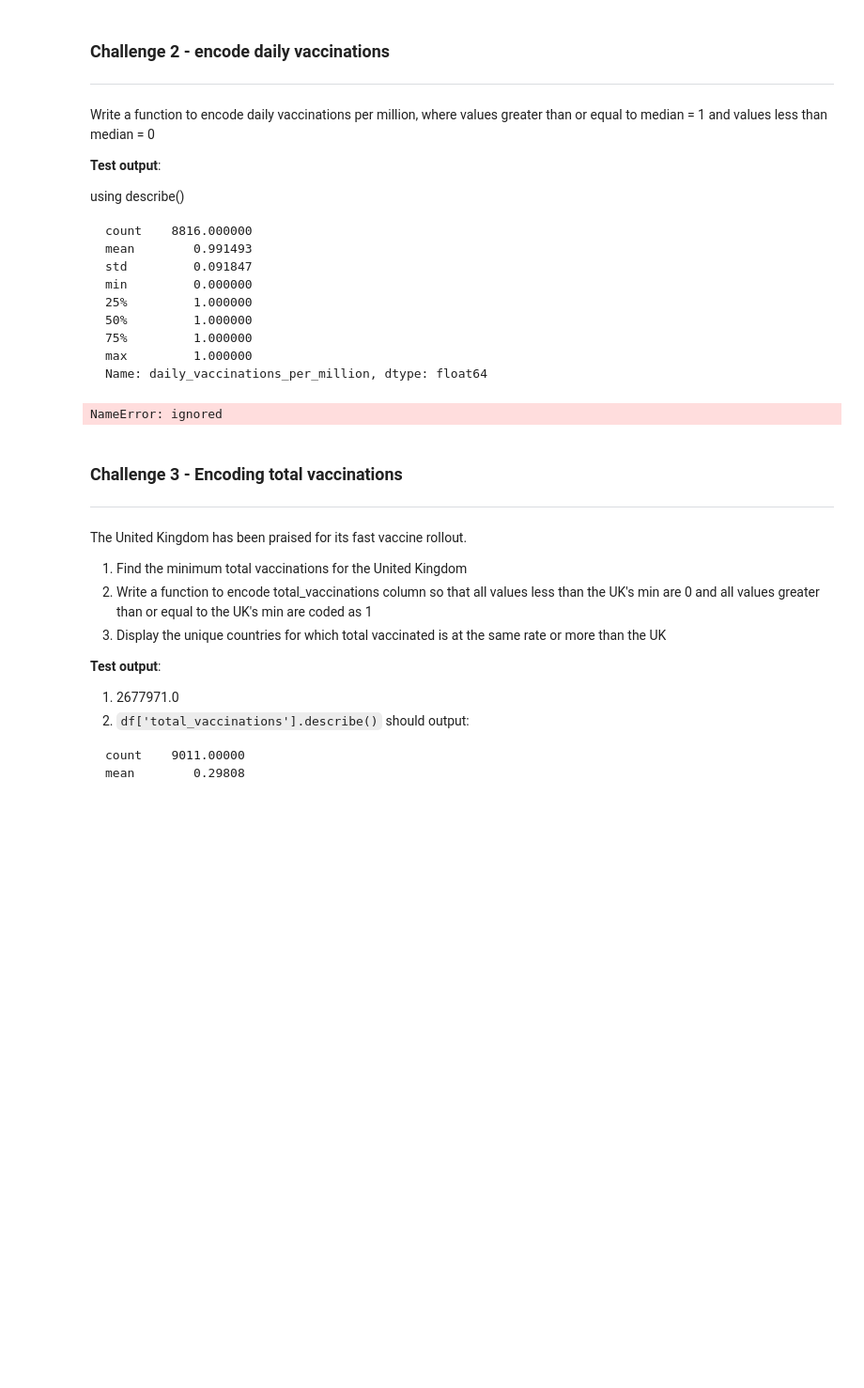
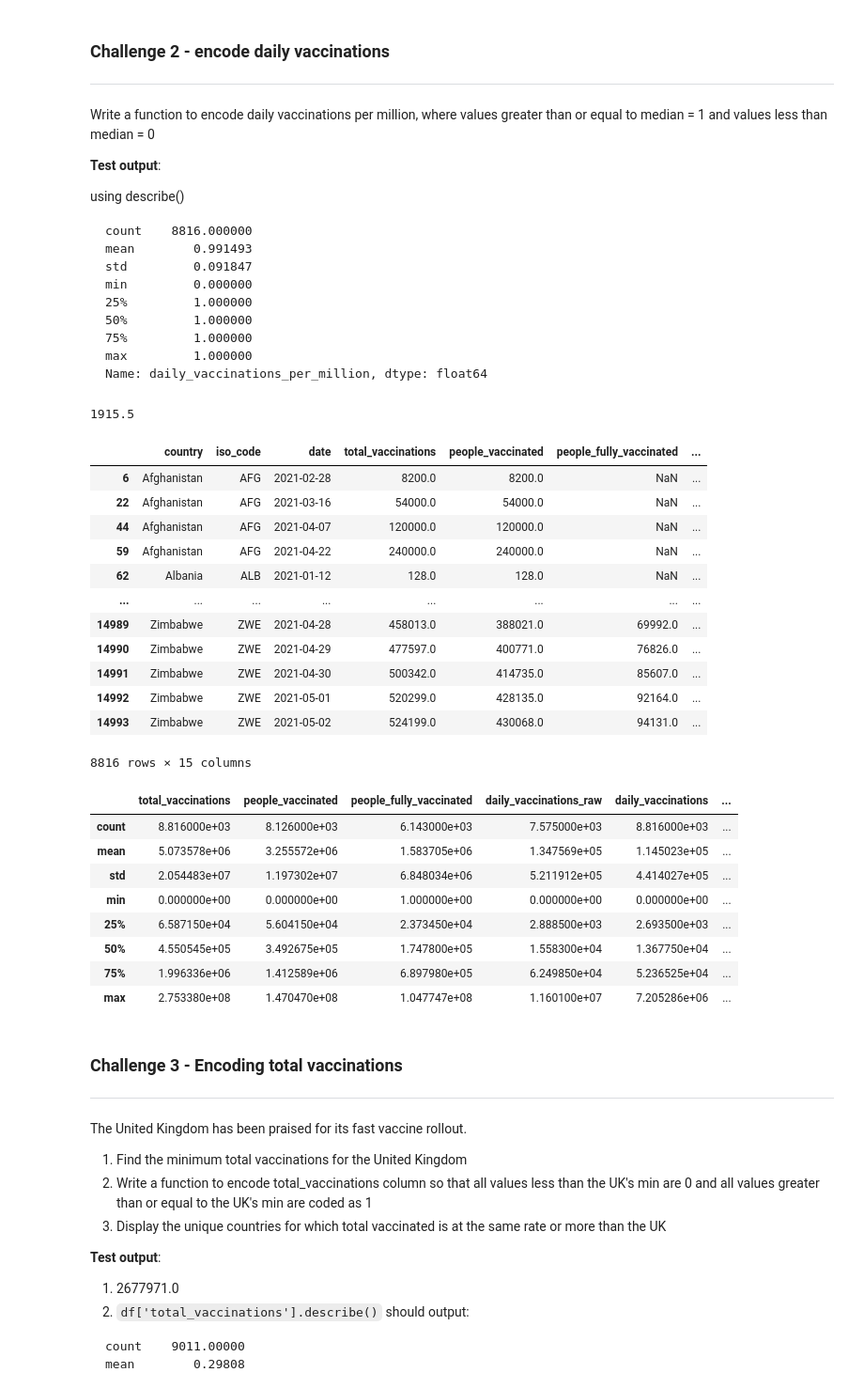
Before and after one commit to JackSandford/ECK, a Jupyter notebook: Worksheets/15_1_Encoding_and_Dummy_Coding.ipynb, the cells around one changed output. Shown at 94% size. Saved outputs shown, nothing was run; the diff lists cells and outputs as text; code cells hidden in the pictures; blank space fills up the shorter version.

````diff
--- a/Worksheets/15_1_Encoding_and_Dummy_Coding.ipynb
+++ b/Worksheets/15_1_Encoding_and_Dummy_Coding.ipynb
@@ -130,17 +116,42 @@ Name: daily_vaccinations_per_million, dtype: float64
 ```
 # %%
 # Task
-def encode_daily(df, **kwds):
-  column = kwds['column']
-  median = getmedian(vax, 'daily_vaccinations_per_million')
-  if df[column] >= median:
+def encode_daily(df, column, med):
+  #median = getmedian(vax, 'daily_vaccinations_per_million')
+
+  if df[column] >= med:
     return 1
   else:
     return 0
-vax['daily_vaccinations_per_million'] = vax.apply(encode_daily, column = 'daily_vaccinations_per_million', axis = 1)
+med = vax['daily_vaccinations_per_million'].median()
+print(vax['daily_vaccinations_per_million'].median())
+vax['daily_vaccinations_per_million'] = vax.apply(encode_daily, args = ('daily_vaccinations_per_million', med,), axis = 1)
 display(vax)
+vax.describe()
 # %% [output]
-NameError: ignored
+1915.5
+|  | country | iso_code | date | total_vaccinations | people_vaccinated | people_fully_vaccinated | ... |
+| 6 | Afghanistan | AFG | 2021-02-28 | 8200.0 | 8200.0 | NaN | ... |
+| 22 | Afghanistan | AFG | 2021-03-16 | 54000.0 | 54000.0 | NaN | ... |
+| 44 | Afghanistan | AFG | 2021-04-07 | 120000.0 | 120000.0 | NaN | ... |
+| 59 | Afghanistan | AFG | 2021-04-22 | 240000.0 | 240000.0 | NaN | ... |
+| 62 | Albania | ALB | 2021-01-12 | 128.0 | 128.0 | NaN | ... |
+| ... | ... | ... | ... | ... | ... | ... | ... |
+| 14989 | Zimbabwe | ZWE | 2021-04-28 | 458013.0 | 388021.0 | 69992.0 | ... |
+| 14990 | Zimbabwe | ZWE | 2021-04-29 | 477597.0 | 400771.0 | 76826.0 | ... |
+| 14991 | Zimbabwe | ZWE | 2021-04-30 | 500342.0 | 414735.0 | 85607.0 | ... |
+| 14992 | Zimbabwe | ZWE | 2021-05-01 | 520299.0 | 428135.0 | 92164.0 | ... |
+| 14993 | Zimbabwe | ZWE | 2021-05-02 | 524199.0 | 430068.0 | 94131.0 | ... |
+8816 rows × 15 columns
+|  | total_vaccinations | people_vaccinated | people_fully_vaccinated | daily_vaccinations_raw | daily_vaccinations | ... |
+| count | 8.816000e+03 | 8.126000e+03 | 6.143000e+03 | 7.575000e+03 | 8.816000e+03 | ... |
+| mean | 5.073578e+06 | 3.255572e+06 | 1.583705e+06 | 1.347569e+05 | 1.145023e+05 | ... |
+| std | 2.054483e+07 | 1.197302e+07 | 6.848034e+06 | 5.211912e+05 | 4.414027e+05 | ... |
+| min | 0.000000e+00 | 0.000000e+00 | 1.000000e+00 | 0.000000e+00 | 0.000000e+00 | ... |
+| 25% | 6.587150e+04 | 5.604150e+04 | 2.373450e+04 | 2.888500e+03 | 2.693500e+03 | ... |
+| 50% | 4.550545e+05 | 3.492675e+05 | 1.747800e+05 | 1.558300e+04 | 1.367750e+04 | ... |
+| 75% | 1.996336e+06 | 1.412589e+06 | 6.897980e+05 | 6.249850e+04 | 5.236525e+04 | ... |
+| max | 2.753380e+08 | 1.470470e+08 | 1.047747e+08 | 1.160100e+07 | 7.205286e+06 | ... |
 # %% [markdown]
 ### Challenge 3 - Encoding total vaccinations
 ---
````
Also changed, not shown: parts of 1 cell of this notebook.
